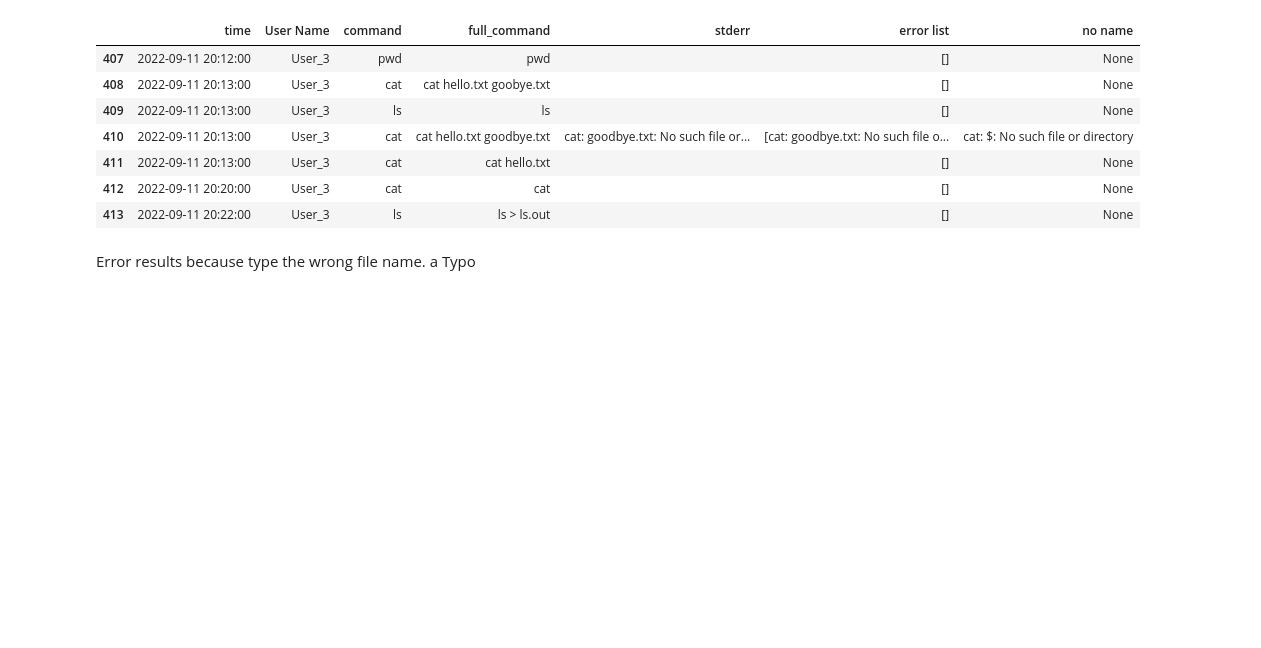
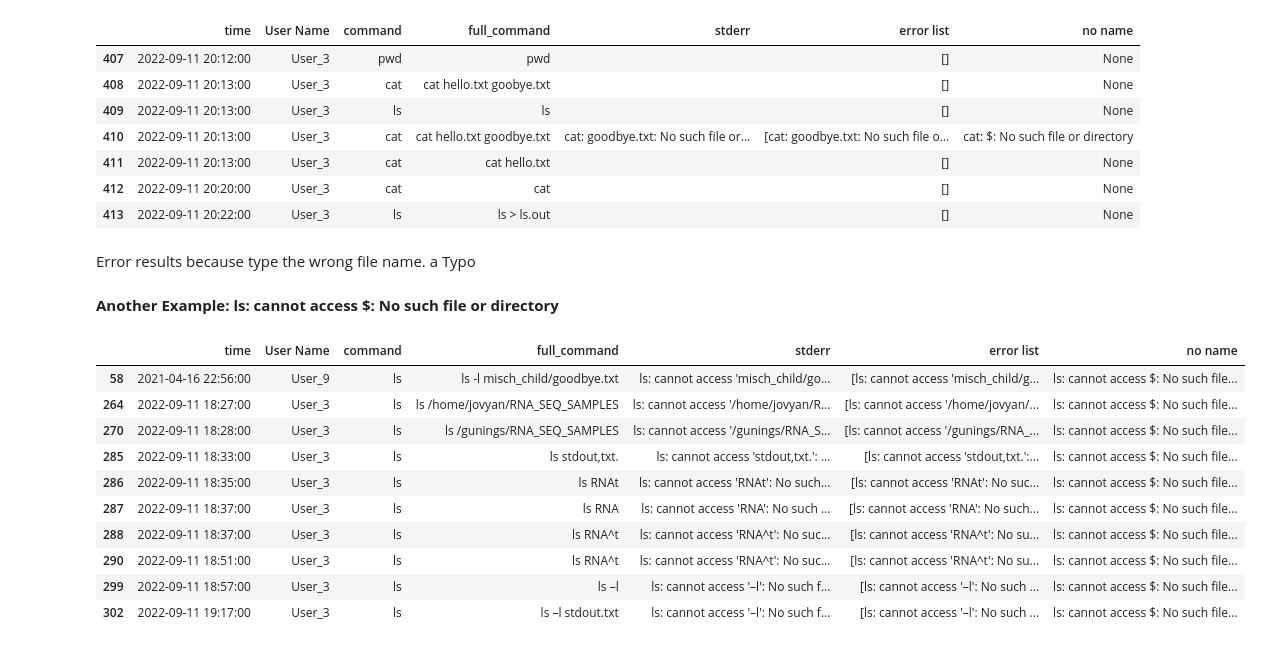
Before and after one commit to GuningShen/error-suggestion, a Jupyter notebook: error_tree.ipynb, the cells around one changed output. Cells and saved outputs as stored; diff of their text form; code cells hidden in the pictures; blank space fills up the shorter version.

Commit message:
build on error tree

```diff
--- a/error_tree.ipynb
+++ b/error_tree.ipynb
@@ -248,3 +245,22 @@ cat_error_410
 | 413 | 2022-09-11 20:22:00 | User_3 | ls | ls > ls.out |  | [] | None |
 # %% [markdown]
 Error results because type the wrong file name. a Typo
+# %% [markdown]
+**Another Example: ls: cannot access $: No such file or directory**
+# %%
+error_filter_ls = (error_expand["no name"] == "ls: cannot access $: No such file or directory")
+# %%
+ls_error = error_expand[error_filter_ls]
+ls_error.head(10)
+# %% [output]
+|  | time | User Name | command | full_command | stderr | error list | no name |
+| 58 | 2021-04-16 22:56:00 | User_9 | ls | ls -l misch_child/goodbye.txt | ls: cannot access 'misch_child/go... | [ls: cannot access 'misch_child/g... | ls: cannot access $: No such file... |
+| 264 | 2022-09-11 18:27:00 | User_3 | ls | ls /home/jovyan/RNA_SEQ_SAMPLES | ls: cannot access '/home/jovyan/R... | [ls: cannot access '/home/jovyan/... | ls: cannot access $: No such file... |
+| 270 | 2022-09-11 18:28:00 | User_3 | ls | ls /gunings/RNA_SEQ_SAMPLES | ls: cannot access '/gunings/RNA_S... | [ls: cannot access '/gunings/RNA_... | ls: cannot access $: No such file... |
+| 285 | 2022-09-11 18:33:00 | User_3 | ls | ls stdout,txt. | ls: cannot access 'stdout,txt.': ... | [ls: cannot access 'stdout,txt.':... | ls: cannot access $: No such file... |
+| 286 | 2022-09-11 18:35:00 | User_3 | ls | ls RNAt | ls: cannot access 'RNAt': No such... | [ls: cannot access 'RNAt': No suc... | ls: cannot access $: No such file... |
+| 287 | 2022-09-11 18:37:00 | User_3 | ls | ls RNA | ls: cannot access 'RNA': No such ... | [ls: cannot access 'RNA': No such... | ls: cannot access $: No such file... |
+| 288 | 2022-09-11 18:37:00 | User_3 | ls | ls RNA^t | ls: cannot access 'RNA^t': No suc... | [ls: cannot access 'RNA^t': No su... | ls: cannot access $: No such file... |
+| 290 | 2022-09-11 18:51:00 | User_3 | ls | ls RNA^t | ls: cannot access 'RNA^t': No suc... | [ls: cannot access 'RNA^t': No su... | ls: cannot access $: No such file... |
+| 299 | 2022-09-11 18:57:00 | User_3 | ls | ls –l | ls: cannot access '–l': No such f... | [ls: cannot access '–l': No such ... | ls: cannot access $: No such file... |
+| 302 | 2022-09-11 19:17:00 | User_3 | ls | ls –l stdout.txt | ls: cannot access '–l': No such f... | [ls: cannot access '–l': No such ... | ls: cannot access $: No such file... |
```
Also changed, not shown: parts of 13 cells of this notebook, 2 other files.
